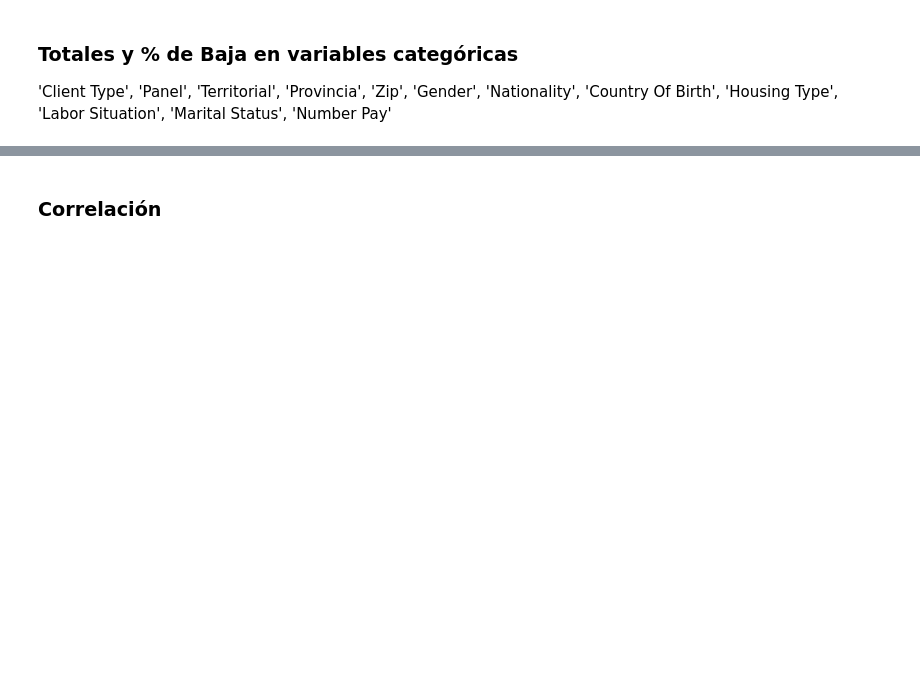
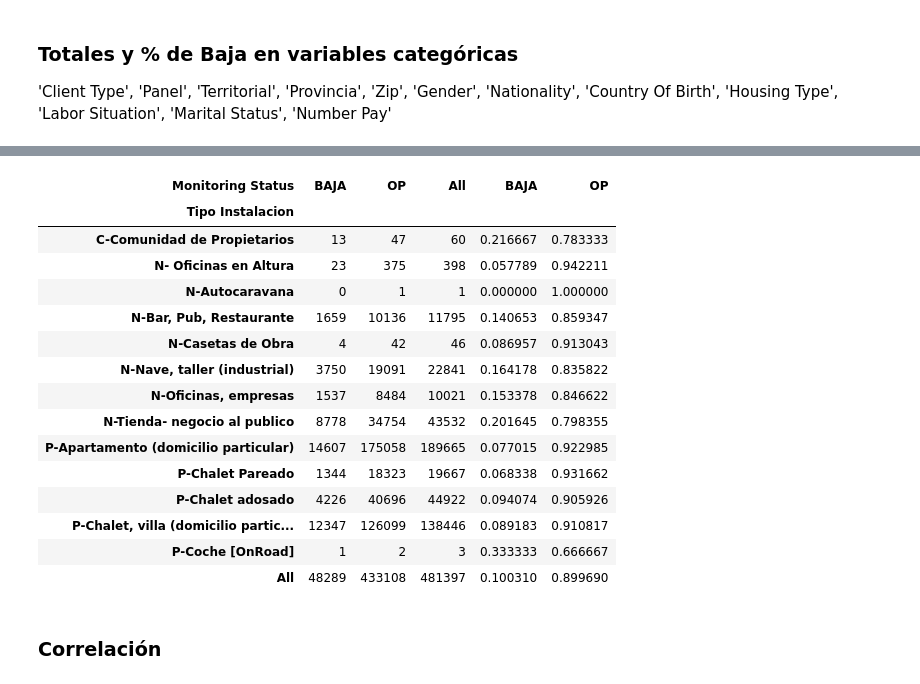
Before and after one commit to albertodiazr/TFM_churn, a Jupyter notebook: notebooks/01.Data_exploration.ipynb, the cells around one changed output, grey strips where cells are left out. Cells and saved outputs as stored; diff of their text form; code cells hidden in the pictures; blank space fills up the shorter version.

```diff
--- a/notebooks/01.Data_exploration.ipynb
+++ b/notebooks/01.Data_exploration.ipynb
@@ -302,3 +302,24 @@ pd.concat([tab1, tab2], axis = 1)
+# %%
+tab1 = pd.crosstab(data["Tipo Instalacion"], data["Monitoring Status"], margins = True)
+tab2 = pd.crosstab(data["Tipo Instalacion"], data["Monitoring Status"], margins = True, normalize = 'index')
+pd.concat([tab1, tab2], axis = 1)
+# %% [output]
+| Monitoring Status | BAJA | OP | All | BAJA | OP |
+| Tipo Instalacion |  |  |  |  |  |
+| C-Comunidad de Propietarios | 13 | 47 | 60 | 0.216667 | 0.783333 |
+| N- Oficinas en Altura | 23 | 375 | 398 | 0.057789 | 0.942211 |
+| N-Autocaravana | 0 | 1 | 1 | 0.000000 | 1.000000 |
+| N-Bar, Pub, Restaurante | 1659 | 10136 | 11795 | 0.140653 | 0.859347 |
+| N-Casetas de Obra | 4 | 42 | 46 | 0.086957 | 0.913043 |
+| N-Nave, taller (industrial) | 3750 | 19091 | 22841 | 0.164178 | 0.835822 |
+| N-Oficinas, empresas | 1537 | 8484 | 10021 | 0.153378 | 0.846622 |
+| N-Tienda- negocio al publico | 8778 | 34754 | 43532 | 0.201645 | 0.798355 |
+| P-Apartamento (domicilio particular) | 14607 | 175058 | 189665 | 0.077015 | 0.922985 |
+| P-Chalet Pareado | 1344 | 18323 | 19667 | 0.068338 | 0.931662 |
+| P-Chalet adosado | 4226 | 40696 | 44922 | 0.094074 | 0.905926 |
+| P-Chalet, villa (domicilio partic... | 12347 | 126099 | 138446 | 0.089183 | 0.910817 |
+| P-Coche [OnRoad] | 1 | 2 | 3 | 0.333333 | 0.666667 |
+| All | 48289 | 433108 | 481397 | 0.100310 | 0.899690 |
 # %% [markdown]
 ### Correlación
 # %%
```
Also changed, not shown: parts of 20 cells of this notebook, 1 other file.
